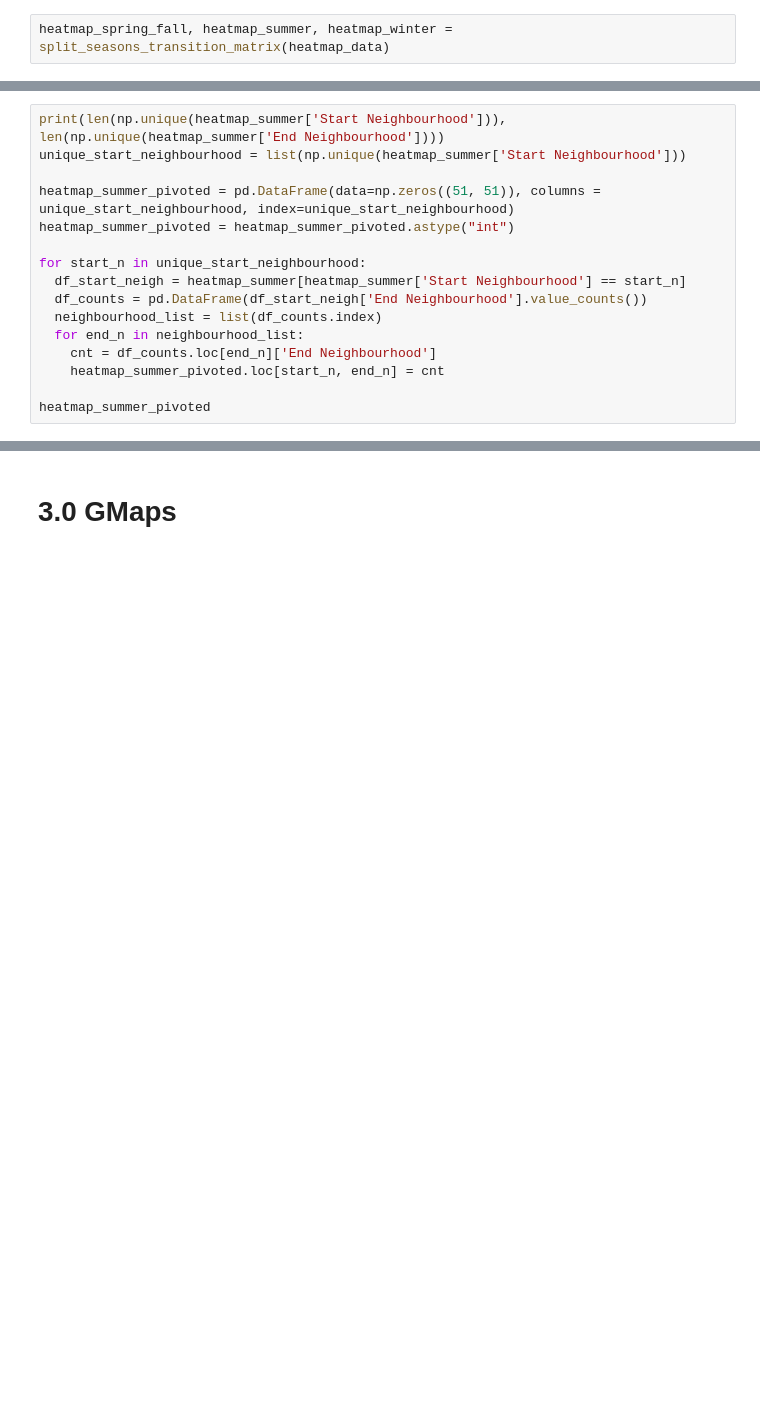
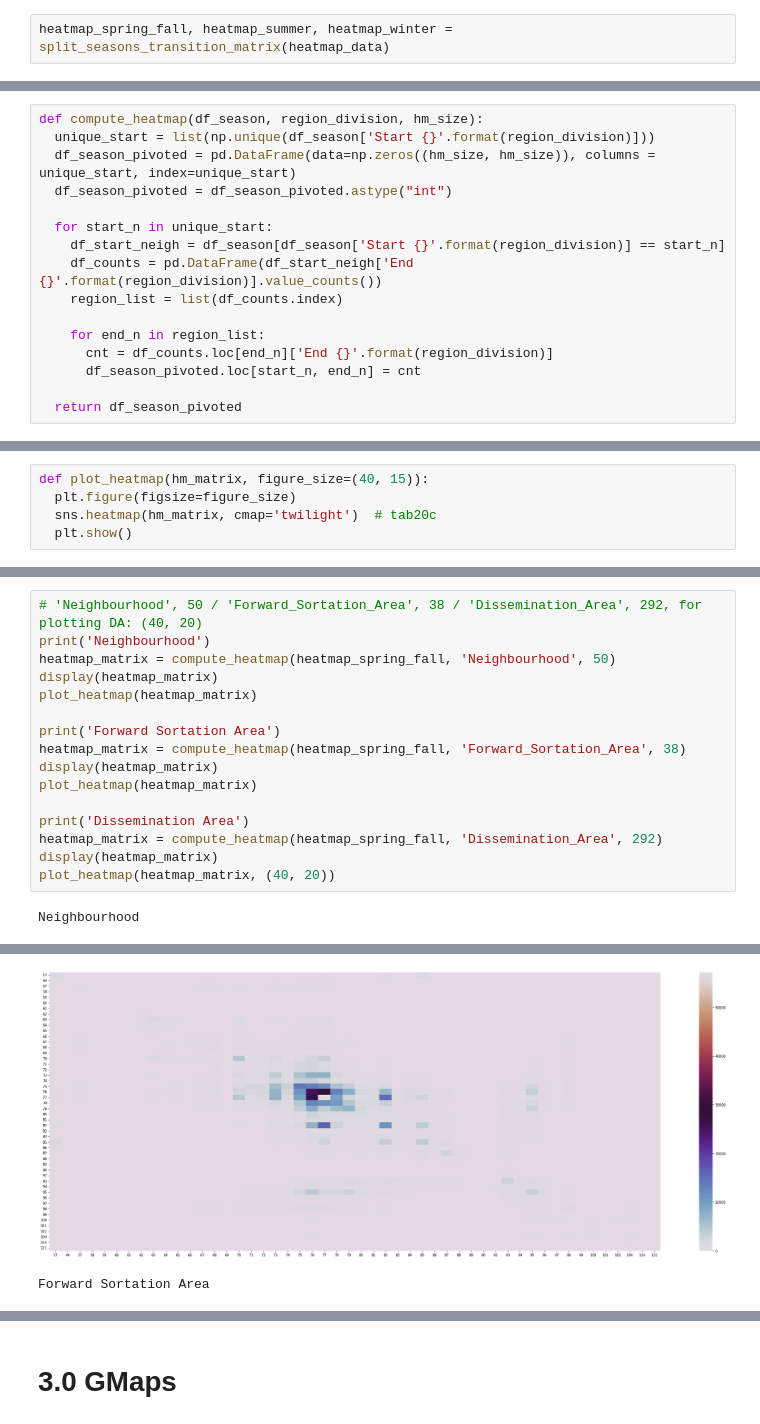
Before and after one commit to lisijia6/Share-Bike-Station-Clustering-and-Usage-Prediction, a Jupyter notebook: 1_Exploratory Analysis/3 Spatial Visualizations (2019 Ridership).ipynb, the cells around one changed output, grey strips where cells are left out. Saved outputs shown, nothing was run; the diff lists cells and outputs as text; blank space fills up the shorter version.

Commit message:
added geospatial plots

```diff
--- a/1_Exploratory Analysis/3 Spatial Visualizations (2019 Ridership).ipynb
+++ b/1_Exploratory Analysis/3 Spatial Visualizations (2019 Ridership).ipynb
@@ -399,16 +631,16 @@ transition_76.head()
 # %%
-print(len(np.unique(heatmap_summer['Start Neighbourhood'])), len(np.unique(heatmap_summer['End Neighbourhood'])))
-unique_start_neighbourhood = list(np.unique(heatmap_summer['Start Neighbourhood']))
+def compute_heatmap(df_season, region_division, hm_size):
+  unique_start = list(np.unique(df_season['Start {}'.format(region_division)]))
+  df_season_pivoted = pd.DataFrame(data=np.zeros((hm_size, hm_size)), columns = unique_start, index=unique_start)
+  df_season_pivoted = df_season_pivoted.astype("int")
 
-heatmap_summer_pivoted = pd.DataFrame(data=np.zeros((51, 51)), columns = unique_start_neighbourhood, index=unique_start_neighbourhood)
-heatmap_summer_pivoted = heatmap_summer_pivoted.astype("int")
+  for start_n in unique_start:
+    df_start_neigh = df_season[df_season['Start {}'.format(region_division)] == start_n]
+    df_counts = pd.DataFrame(df_start_neigh['End {}'.format(region_division)].value_counts())
+    region_list = list(df_counts.index)
 
-for start_n in unique_start_neighbourhood:
-  df_start_neigh = heatmap_summer[heatmap_summer['Start Neighbourhood'] == start_n]
-  df_counts = pd.DataFrame(df_start_neigh['End Neighbourhood'].value_counts())
-  neighbourhood_list = list(df_counts.index)
-  for end_n in neighbourhood_list:
-    cnt = df_counts.loc[end_n]['End Neighbourhood']
-    heatmap_summer_pivoted.loc[start_n, end_n] = cnt
+    for end_n in region_list:
+      cnt = df_counts.loc[end_n]['End {}'.format(region_division)]
+      df_season_pivoted.loc[start_n, end_n] = cnt
 
-heatmap_summer_pivoted
+  return df_season_pivoted
@@ -439,0 +647,5 @@ sns.heatmap(heatmap_summer_pivoted, cmap="YlGnBu")
+# %%
+def plot_heatmap(hm_matrix, figure_size=(40, 15)):
+  plt.figure(figsize=figure_size)
+  sns.heatmap(hm_matrix, cmap='twilight')  # tab20c
+  plt.show()
@@ -439,0 +656,18 @@ sns.heatmap(heatmap_summer_pivoted, cmap="YlGnBu")
+# %%
+# 'Neighbourhood', 50 / 'Forward_Sortation_Area', 38 / 'Dissemination_Area', 292, for plotting DA: (40, 20)
+print('Neighbourhood')
+heatmap_matrix = compute_heatmap(heatmap_spring_fall, 'Neighbourhood', 50)
+display(heatmap_matrix)
+plot_heatmap(heatmap_matrix)
+
+print('Forward Sortation Area')
+heatmap_matrix = compute_heatmap(heatmap_spring_fall, 'Forward_Sortation_Area', 38)
+display(heatmap_matrix)
+plot_heatmap(heatmap_matrix)
+
+print('Dissemination Area')
+heatmap_matrix = compute_heatmap(heatmap_spring_fall, 'Dissemination_Area', 292)
+display(heatmap_matrix)
+plot_heatmap(heatmap_matrix, (40, 20))
+# %% [output]
+Neighbourhood
@@ -439,0 +691,2 @@ sns.heatmap(heatmap_summer_pivoted, cmap="YlGnBu")
+[figure, added]
+Forward Sortation Area
```
Also changed, not shown: parts of 66 cells of this notebook.
